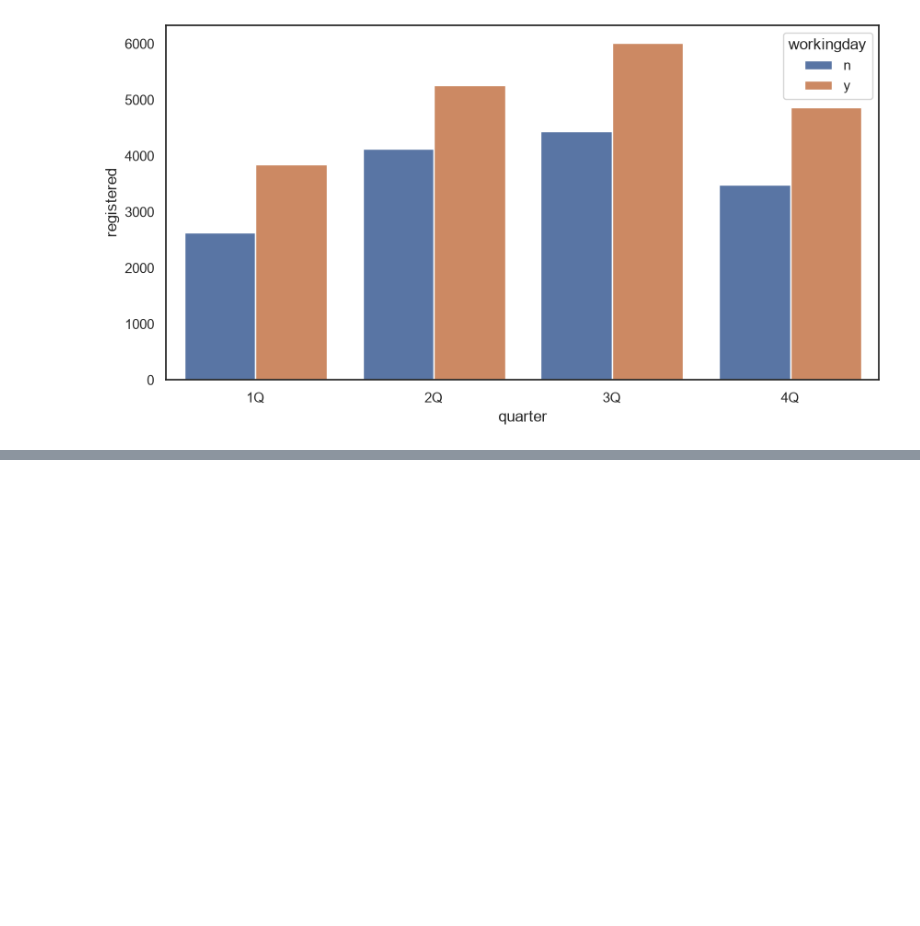
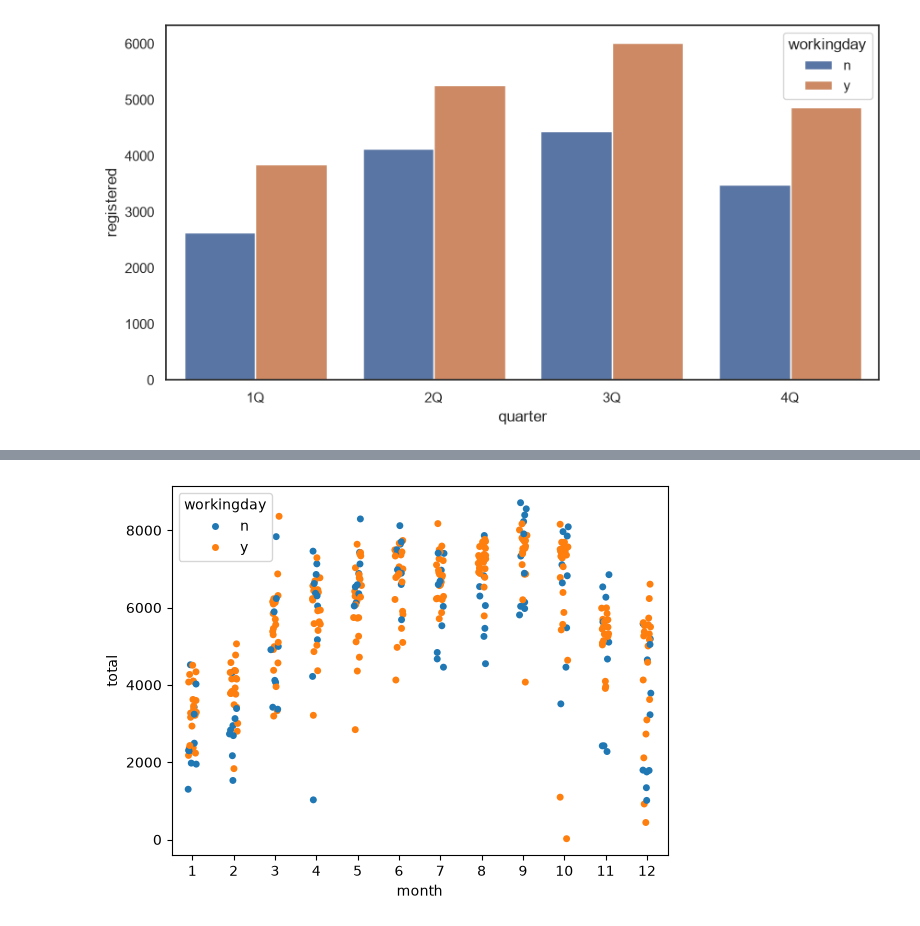
Before and after one commit to hyeonn31/Python_Study, a Jupyter notebook: 10. seaborn_Capital Bike Share.ipynb, the cells around one changed output, grey strips where cells are left out. Drawn from its saved outputs; the diff is of its cells as text; code cells hidden in the pictures; blank space fills up the shorter version.

Commit message:
seaborn

```diff
--- a/10. seaborn_Capital Bike Share.ipynb
+++ b/10. seaborn_Capital Bike Share.ipynb
@@ -124,0 +141,8 @@ plt.show()
+# %%
+import pandas as pd
+import seaborn as sns
+import matplotlib.pyplot as plt
+
+# 같은 자전거 데이터를 다시 읽기 (366행 = 2012년 하루하루)
+df = pd.read_csv('data/bike.csv')
+df
@@ -124,0 +163,22 @@ plt.show()
+# %%
+# [stripplot : 데이터 하나하나를 점으로 전부 찍는 그래프]
+# barplot 은 평균 하나만 막대로 보여 주지만, stripplot 은 하루 = 점 1개로 모든 날을 다 보여 줌
+#   → 각 월 칸에 점이 약 30개(그 달의 날 수)씩 세로로 찍힘. 점의 높이 = 그날의 대여 건수
+# 점이 한 줄로 겹치지 않도록 좌우로 살짝 흩뿌려서(jitter) 찍음. 좌우 위치에는 의미가 없음
+# hue='workingday' : 근무일(y) / 쉬는 날(n) 을 점 색으로 구분
+#
+# 언제 쓰면 효과적인가?
+#   - 데이터가 수십~수백 개 정도로 적을 때 (수천 개가 넘으면 점이 뭉개져서 안 보임)
+#   - 평균만으로는 안 보이는 것 : 값이 얼마나 퍼져 있는지, 유난히 튀는 날(이상치)이 있는지 볼 때
+#
+# 이 그래프의 내용
+#   - 5~10월은 점들이 대부분 6,000~7,500 근처에 몰려 있고, 1~2월은 2,000~4,000 근처
+#   - 12월은 점이 위아래로 넓게 퍼져 있음 → 연말·크리스마스(12/24~26)에 대여가 확 줄었기 때문
+#   - 같은 달 안에서도 아래로 뚝 떨어진 점들이 있음 → 날씨가 나빴거나 특별한 날
+#     예) 10월 맨 아래 점(22건) = 2012년 10월 29일, 허리케인 샌디가 워싱턴DC 를 덮친 날
+#     (막대 그래프의 평균만 봤으면 몰랐을 정보)
+#   - 근무일(y) 점이 훨씬 많음 → 1년 중 근무일이 250일, 쉬는 날이 116일이기 때문
+sns.stripplot(data=df, x='month', y='total',hue='workingday')
+plt.show()
+# %% [output]
+[figure, added]
```
Also changed, not shown: parts of 21 cells of this notebook.
